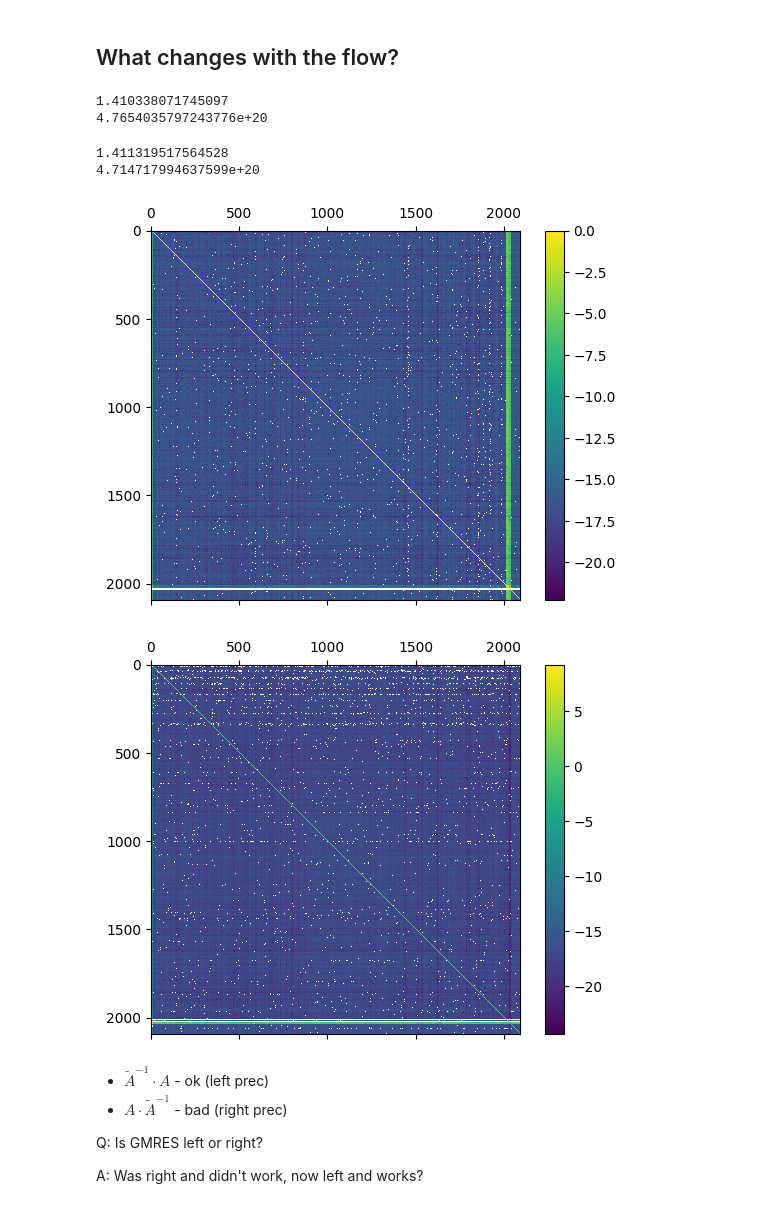
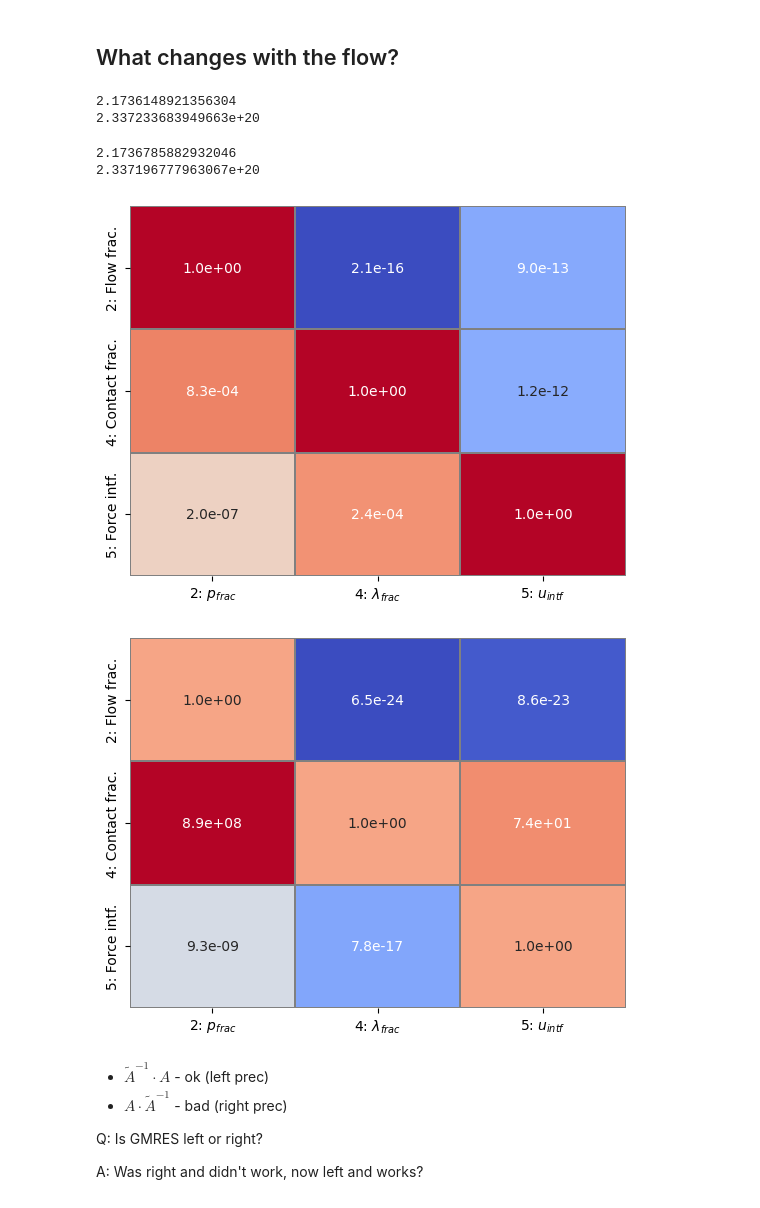
Before and after one commit to pmgbergen/FTHM-Solver, a Jupyter notebook: fpm/full_system_exact.ipynb, the cells around one changed output. Cells and saved outputs as stored; diff of their text form; code cells hidden in the pictures.

```diff
--- a/fpm/full_system_exact.ipynb
+++ b/fpm/full_system_exact.ipynb
@@ -202,6 +272,0 @@ True residual decrease: 1.4403710164581963e-11
-# %%
-Jmech = J[[1,4,5]]
-
-Jmech_stab = Jmech.copy()
-J55_inv = inv_block_diag(Jmech_stab[[5]].mat, nd=model.nd)
-Jmech_stab[[4]] = Jmech_stab[[4]].mat - Jmech_stab[4, 5].mat @ J55_inv @ Jmech_stab[5, 4].mat
@@ -234,36 +302,40 @@ True residual decrease: 2.2774261964693243e-10
 # %% [markdown]
 ## What changes with the flow?
 # %%
-Jfm = J[[2,1,4,5]]
+# Jfm = J[[2,1,4,5]]
+Jfm = J[[2,4,5]]
 
 Jfm_stab = Jfm.copy()
 Jfm_stab[[4]] = Jfm_stab[[4]].mat - Jfm_stab[4, 5].mat @ J55_inv @ Jfm_stab[5, 4].mat
+# Jfm_stab[4, [2, 4, 5]] = Jfm_stab[4, [2, 4, 5]].mat * 0.5
 # %%
 Jfm_inv = inv(Jfm.mat)
 print(cond(Jfm_inv @ Jfm_stab.mat))
 print(cond(Jfm_stab.mat @ Jfm_inv))
 # %% [output]
-1.410338071745097
-4.7654035797243776e+20
+2.1736148921356304
+2.337233683949663e+20
 # %%
 Jfm_stab_inv = inv(Jfm_stab.mat)
 print(cond(Jfm_stab_inv @ Jfm.mat))
 print(cond(Jfm.mat @ Jfm_stab_inv))
 # %% [output]
-1.411319517564528
-4.714717994637599e+20
+2.1736785882932046
+2.337196777963067e+20
 # %%
 res = Jfm_stab.empty_container()
 res.mat = Jfm_stab_inv @ Jfm.mat
-res.matshow()
+# res.matshow_blocks(log=False)
+res.plot_max()
 # %% [output]
-[figure, old version]
+[figure, new version]
 # %%
 res = Jfm_stab.empty_container()
 res.mat = Jfm.mat @ Jfm_stab_inv
-res.matshow()
+# res.matshow_blocks(log=False)
+res.plot_max()
 # %% [output]
-[figure, old version]
+[figure, new version]
 # %% [markdown]
 * $\tilde{A}^{-1} \cdot A$ - ok (left prec)
 * $A \cdot \tilde{A}^{-1}$ - bad (right prec)
```
Also changed, not shown: parts of 37 cells of this notebook, 15 other files.
